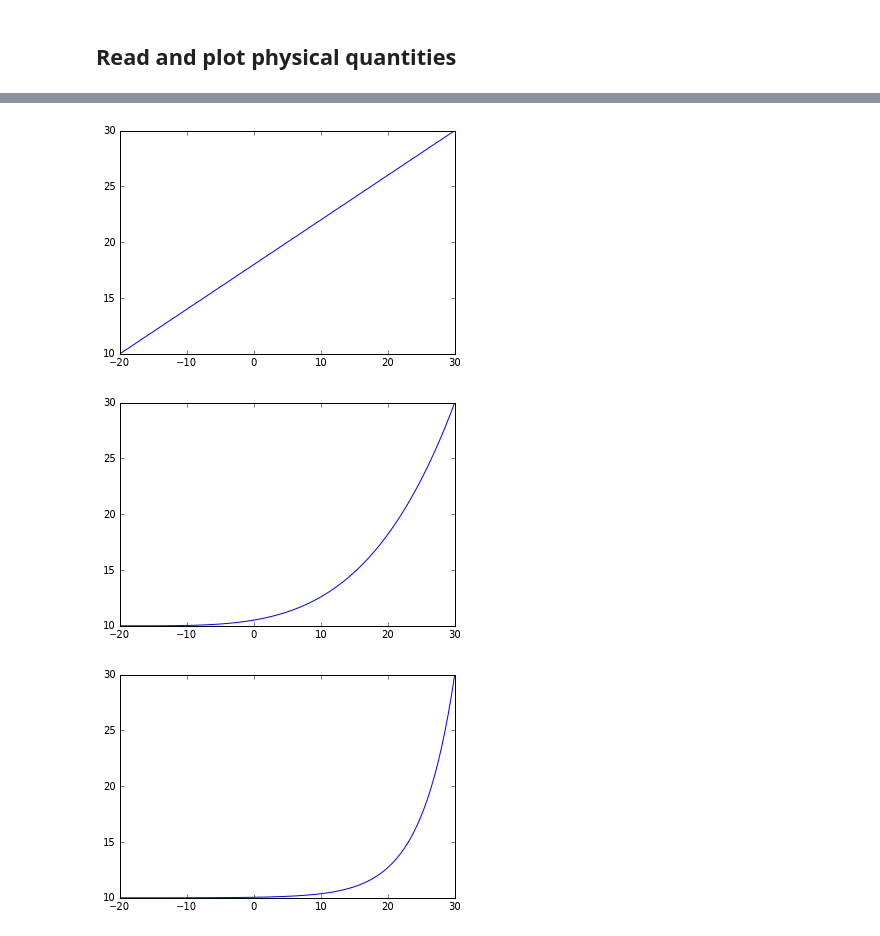
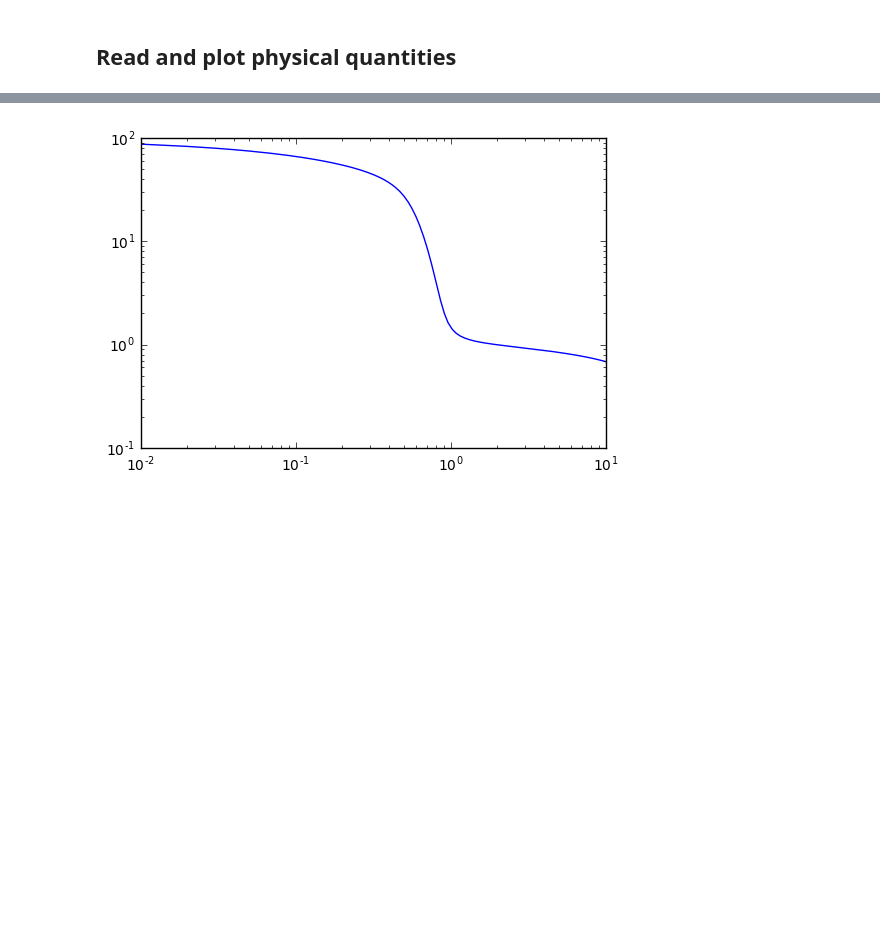
Before and after one commit to veskem/femocs, a Jupyter notebook: misc/analysis.ipynb, the cells around one changed output, grey strips where cells are left out. Cells and saved outputs as stored; diff of their text form; code cells hidden in the pictures; blank space fills up the shorter version.

```diff
--- a/misc/analysis.ipynb
+++ b/misc/analysis.ipynb
@@ -13,3 +13,4 @@ kappa_data = np.loadtxt(file_path+"kappa_file.txt");
 data = [rho_data, sigma_data, kappa_data]
 
 emission_data = np.loadtxt(file_path+"emission_file.txt");
+nottingham_data = np.loadtxt(file_path+"nottingham_file.txt");
@@ -29,24 +34,7 @@ plt.show()
-# %%
-zmax = 30
-zmin = -20
-A = 10
-B = 30
-
-z = np.linspace(zmin, zmax, 100)
-
-x = (z-zmin)/(zmax-zmin)
-
-plt.plot(z, A+(B-A)*x)
-plt.show()
-
-
-plt.plot(z, A+(B-A)*x**4)
-plt.show()
-
-
-plt.plot(z, A+(B-A)*(np.exp(10*x)-1)/(np.exp(10)-1))
-plt.show()
-# %% [output]
-[figure, removed]
-[figure, removed]
-[figure, removed]
+# %%
+plt.plot(nottingham_data[:, 0], nottingham_data[:, 2])
+plt.yscale('log')
+plt.xscale('log')
+plt.show()
+# %% [output]
+[figure, added]
```
Also changed, not shown: parts of 3 cells of this notebook, 12 other files.
